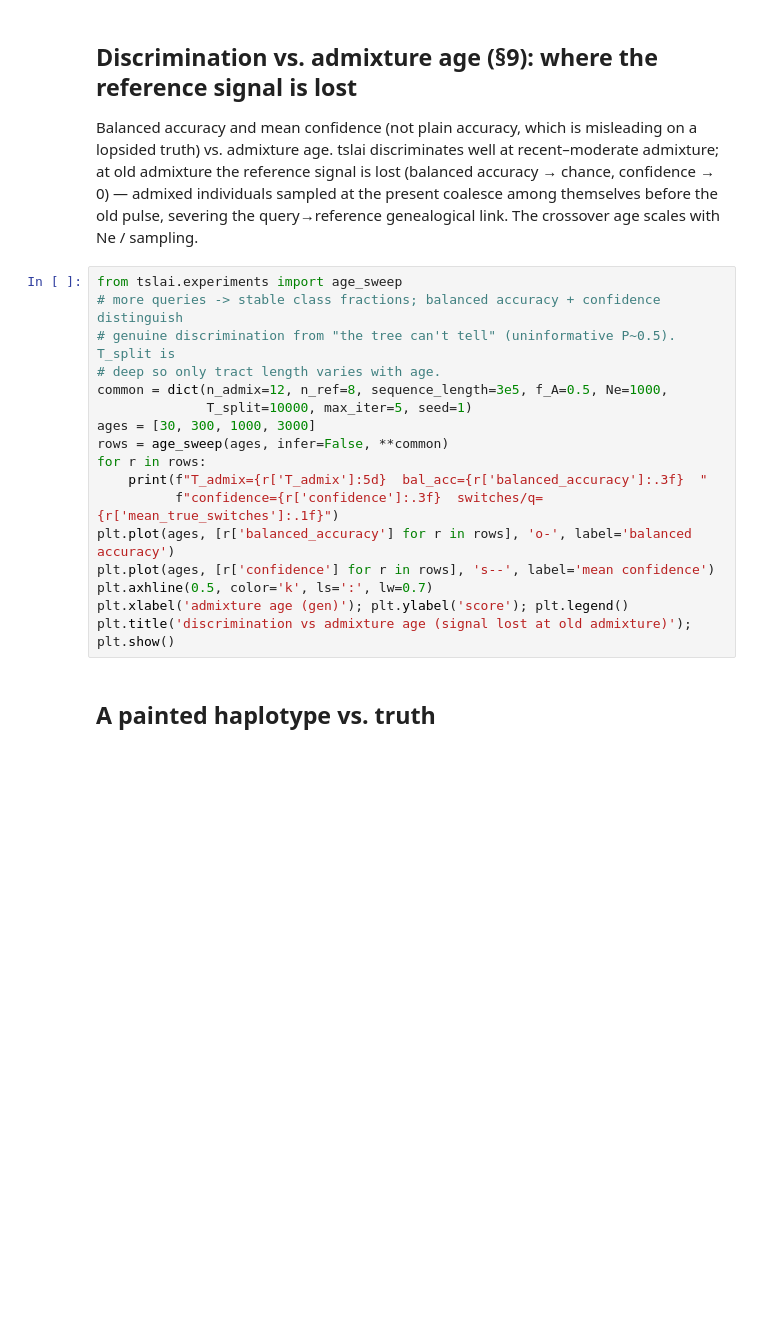
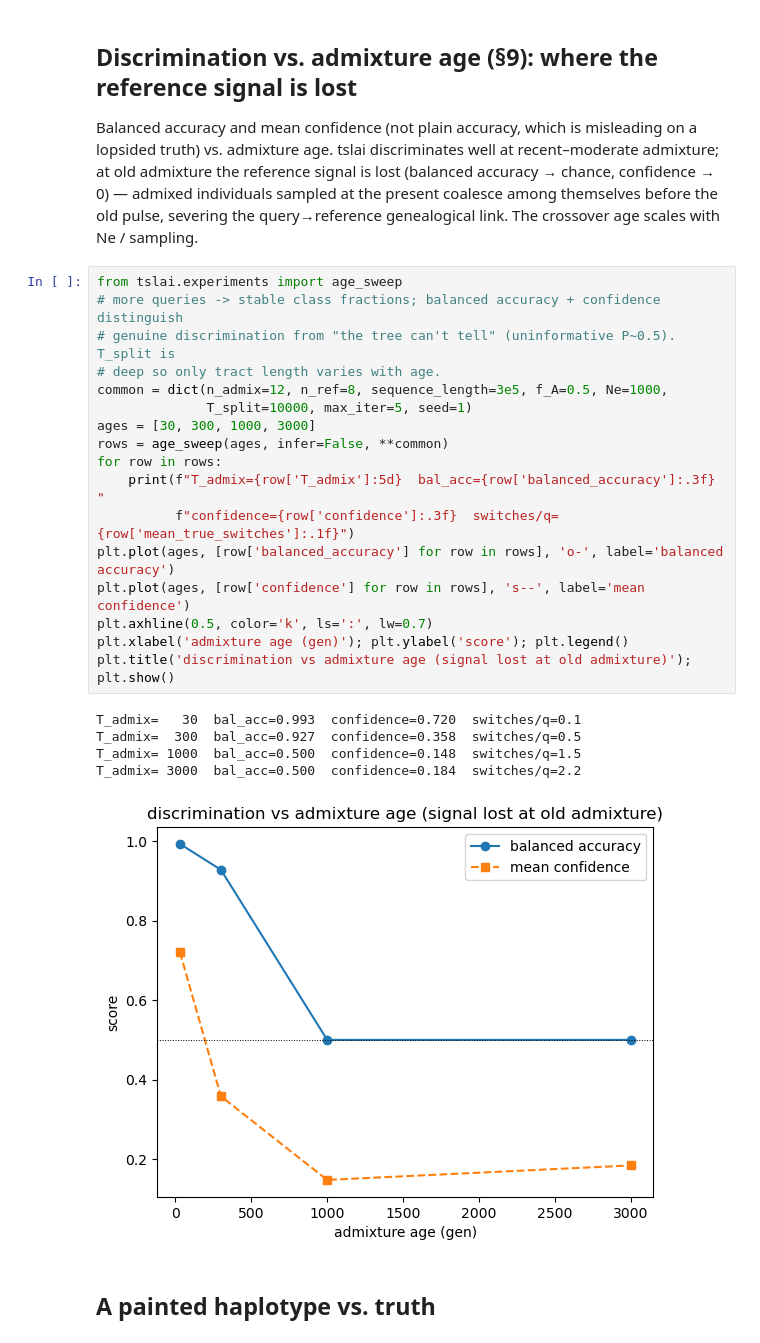
Before and after one commit to munch-group/tspaint, a Jupyter notebook: notebooks/01_sim_admixture_truth.ipynb, the cells around one changed output. Drawn from its saved outputs; the diff is of its cells as text; blank space fills up the shorter version.

```diff
--- a/notebooks/01_sim_admixture_truth.ipynb
+++ b/notebooks/01_sim_admixture_truth.ipynb
@@ -34,20 +40,26 @@ scales with Ne / sampling.
 # %%
 from tslai.experiments import age_sweep
 # more queries -> stable class fractions; balanced accuracy + confidence distinguish
 # genuine discrimination from "the tree can't tell" (uninformative P~0.5). T_split is
 # deep so only tract length varies with age.
 common = dict(n_admix=12, n_ref=8, sequence_length=3e5, f_A=0.5, Ne=1000,
               T_split=10000, max_iter=5, seed=1)
 ages = [30, 300, 1000, 3000]
 rows = age_sweep(ages, infer=False, **common)
-for r in rows:
-    print(f"T_admix={r['T_admix']:5d}  bal_acc={r['balanced_accuracy']:.3f}  "
-          f"confidence={r['confidence']:.3f}  switches/q={r['mean_true_switches']:.1f}")
-plt.plot(ages, [r['balanced_accuracy'] for r in rows], 'o-', label='balanced accuracy')
-plt.plot(ages, [r['confidence'] for r in rows], 's--', label='mean confidence')
+for row in rows:
+    print(f"T_admix={row['T_admix']:5d}  bal_acc={row['balanced_accuracy']:.3f}  "
+          f"confidence={row['confidence']:.3f}  switches/q={row['mean_true_switches']:.1f}")
+plt.plot(ages, [row['balanced_accuracy'] for row in rows], 'o-', label='balanced accuracy')
+plt.plot(ages, [row['confidence'] for row in rows], 's--', label='mean confidence')
 plt.axhline(0.5, color='k', ls=':', lw=0.7)
 plt.xlabel('admixture age (gen)'); plt.ylabel('score'); plt.legend()
 plt.title('discrimination vs admixture age (signal lost at old admixture)'); plt.show()
+# %% [output]
+T_admix=   30  bal_acc=0.993  confidence=0.720  switches/q=0.1
+T_admix=  300  bal_acc=0.927  confidence=0.358  switches/q=0.5
+T_admix= 1000  bal_acc=0.500  confidence=0.148  switches/q=1.5
+T_admix= 3000  bal_acc=0.500  confidence=0.184  switches/q=2.2
+[figure, added]
 # %% [markdown]
 ## A painted haplotype vs. truth
 # %%
```
Also changed, not shown: parts of 3 cells of this notebook, 9 other files.
